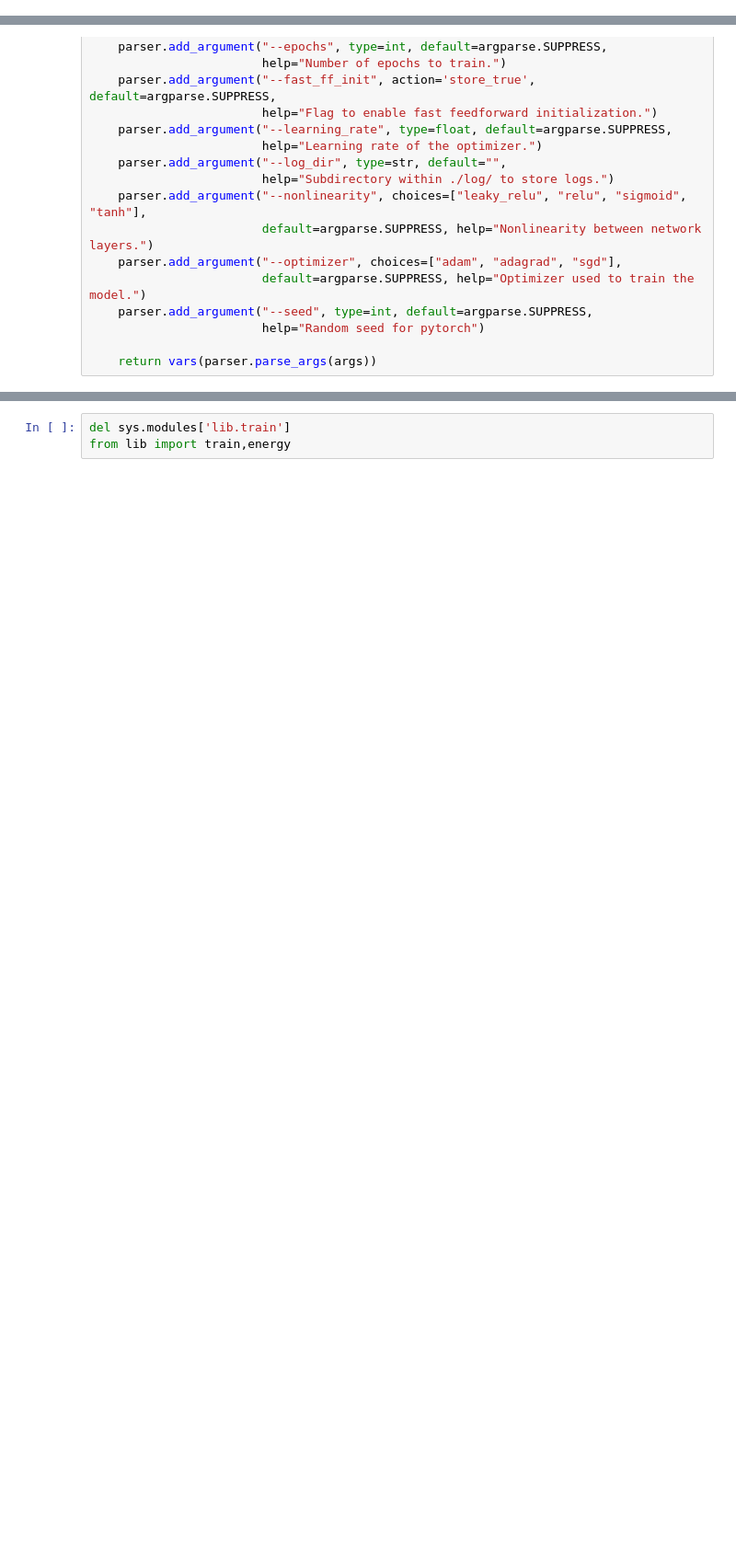
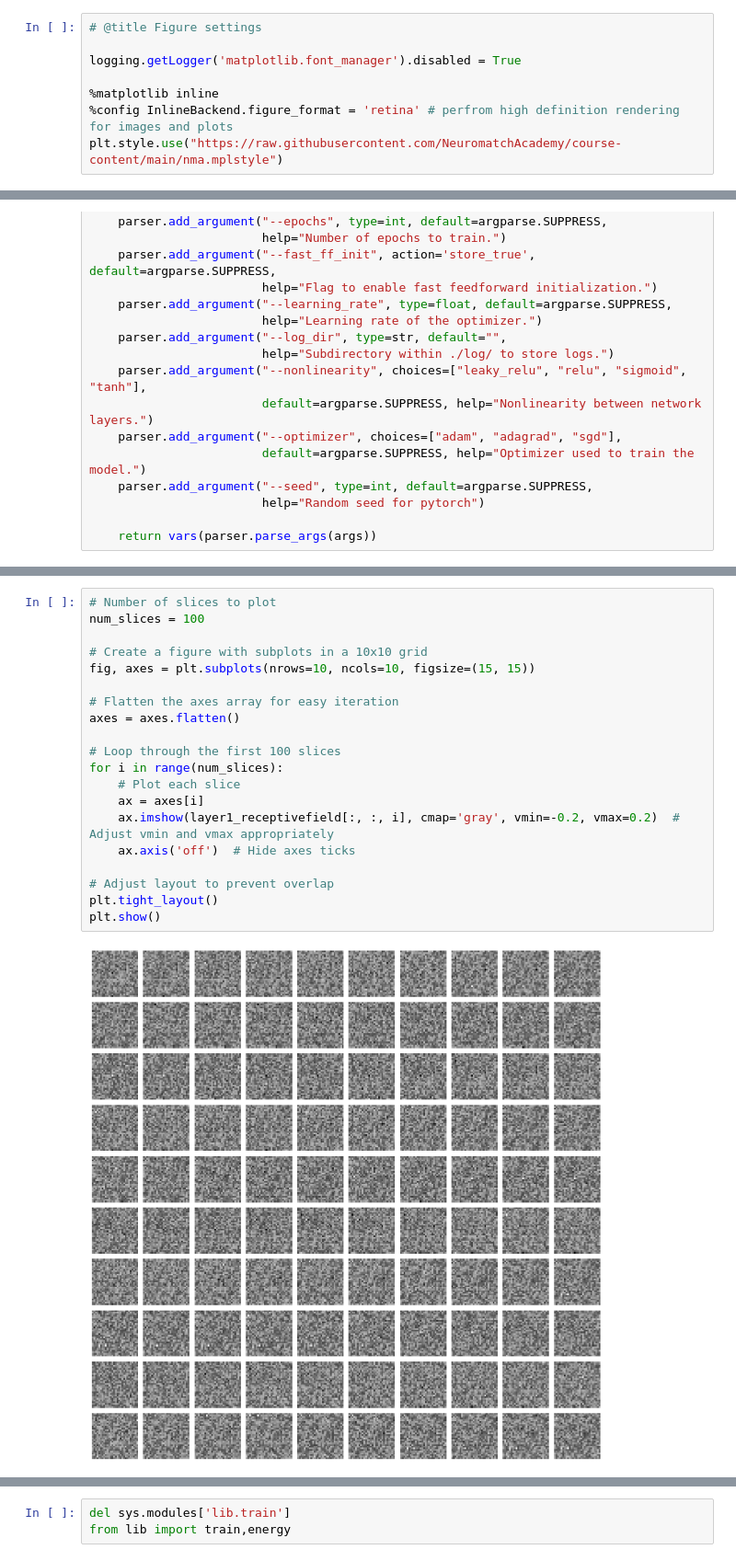
Before and after one commit to cindyhfls/CodeExample, a Jupyter notebook: equilibrium_propagation_toymodel_Tu.ipynb, the cells around one changed output, grey strips where cells are left out. Shown: that part at 92% size. Saved outputs shown, nothing was run; the diff lists cells and outputs as text; blank space fills up the shorter version.

```diff
--- a/equilibrium_propagation_toymodel_Tu.ipynb
+++ b/equilibrium_propagation_toymodel_Tu.ipynb
@@ -36,0 +95,8 @@ from lib import config, data, energy, train, utils
+# %%
+# @title Figure settings
+
+logging.getLogger('matplotlib.font_manager').disabled = True
+
+%matplotlib inline
+%config InlineBackend.figure_format = 'retina' # perfrom high definition rendering for images and plots
+plt.style.use("https://raw.githubusercontent.com/NeuromatchAcademy/course-content/main/nma.mplstyle")
@@ -239,2 +666,24 @@ print(model)
+# %%
+# Number of slices to plot
+num_slices = 100
+
+# Create a figure with subplots in a 10x10 grid
+fig, axes = plt.subplots(nrows=10, ncols=10, figsize=(15, 15))
+
+# Flatten the axes array for easy iteration
+axes = axes.flatten()
+
+# Loop through the first 100 slices
+for i in range(num_slices):
+    # Plot each slice
+    ax = axes[i]
+    ax.imshow(layer1_receptivefield[:, :, i], cmap='gray', vmin=-0.2, vmax=0.2)  # Adjust vmin and vmax appropriately
+    ax.axis('off')  # Hide axes ticks
+
+# Adjust layout to prevent overlap
+plt.tight_layout()
+plt.show()
+# %% [output]
+[figure, added]
 # %%
 # @title Main function run_backprop_model_mnist (reuse the cfg before for hyperparameters, model architecture etc.)
```
Also changed, not shown: parts of 24 cells of this notebook.
